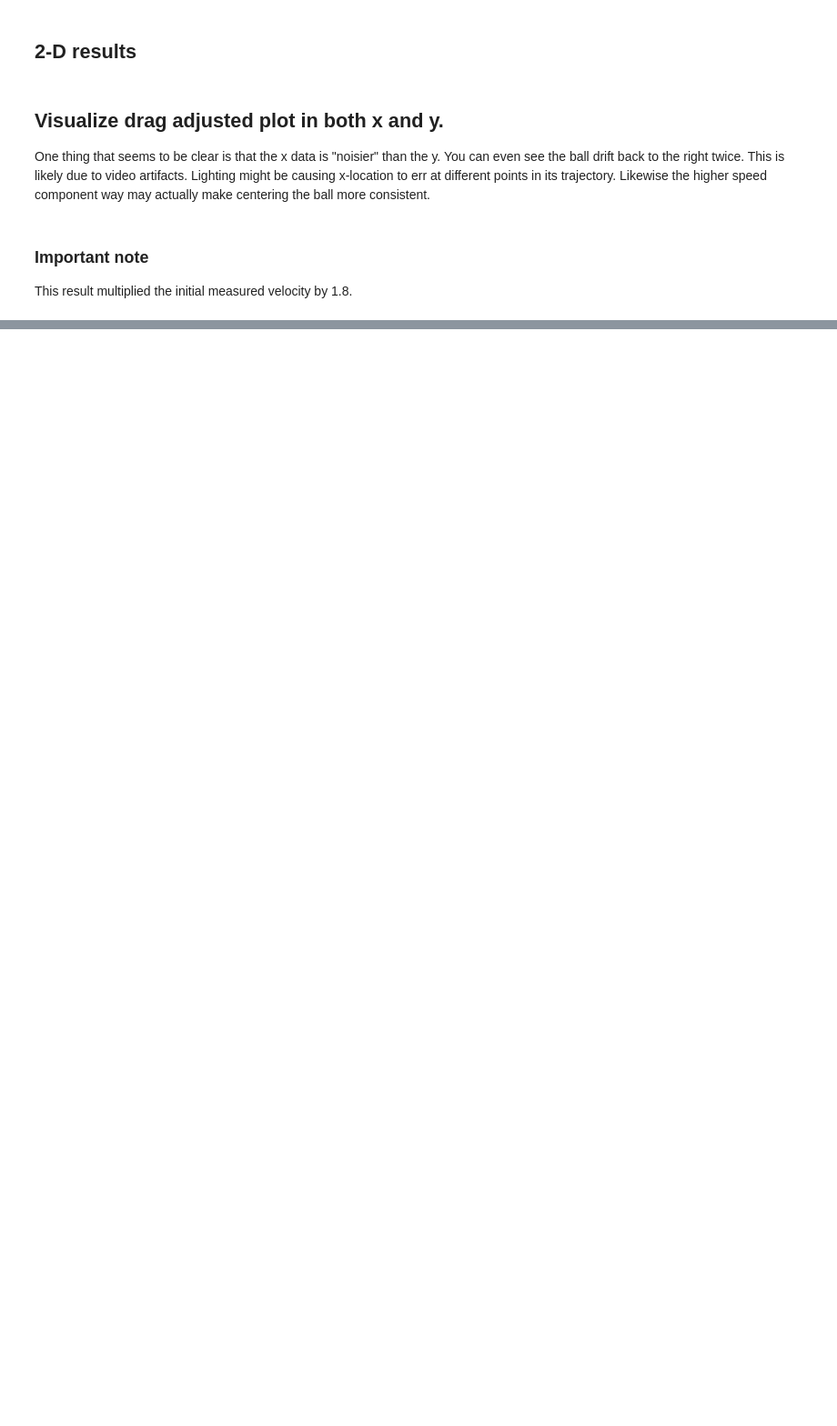
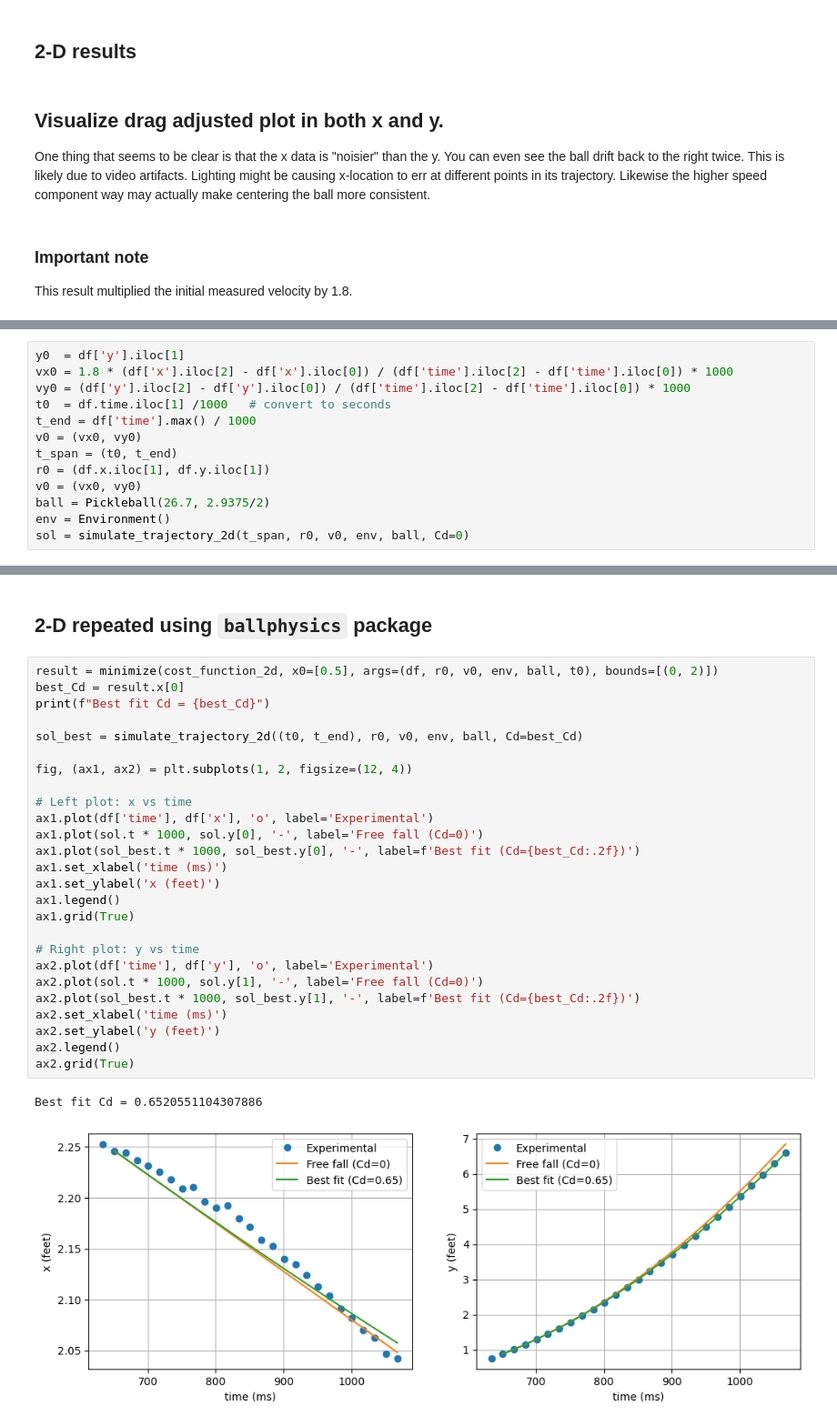
Before and after one commit to fm75/pickleball-data-analysis, a Jupyter notebook: notebooks/coeff-of-drag-compute.ipynb, the cells around one changed output, grey strips where cells are left out. Shown at 91% size. Drawn from its saved outputs; the diff is of its cells as text; blank space fills up the shorter version.

```diff
--- a/notebooks/coeff-of-drag-compute.ipynb
+++ b/notebooks/coeff-of-drag-compute.ipynb
@@ -801,0 +997,13 @@ This result multiplied the initial measured velocity by 1.8.
+# %%
+y0  = df['y'].iloc[1]
+vx0 = 1.8 * (df['x'].iloc[2] - df['x'].iloc[0]) / (df['time'].iloc[2] - df['time'].iloc[0]) * 1000
+vy0 = (df['y'].iloc[2] - df['y'].iloc[0]) / (df['time'].iloc[2] - df['time'].iloc[0]) * 1000
+t0  = df.time.iloc[1] /1000   # convert to seconds
+t_end = df['time'].max() / 1000
+v0 = (vx0, vy0)
+t_span = (t0, t_end)
+r0 = (df.x.iloc[1], df.y.iloc[1])
+v0 = (vx0, vy0)
+ball = Pickleball(26.7, 2.9375/2)
+env = Environment()
+sol = simulate_trajectory_2d(t_span, r0, v0, env, ball, Cd=0)
@@ -801,0 +1050,31 @@ This result multiplied the initial measured velocity by 1.8.
+# %% [markdown]
+## 2-D repeated using `ballphysics` package
+# %%
+result = minimize(cost_function_2d, x0=[0.5], args=(df, r0, v0, env, ball, t0), bounds=[(0, 2)])
+best_Cd = result.x[0]
+print(f"Best fit Cd = {best_Cd}")
+
+sol_best = simulate_trajectory_2d((t0, t_end), r0, v0, env, ball, Cd=best_Cd)
+
+fig, (ax1, ax2) = plt.subplots(1, 2, figsize=(12, 4))
+
+# Left plot: x vs time
+ax1.plot(df['time'], df['x'], 'o', label='Experimental')
+ax1.plot(sol.t * 1000, sol.y[0], '-', label='Free fall (Cd=0)')
+ax1.plot(sol_best.t * 1000, sol_best.y[0], '-', label=f'Best fit (Cd={best_Cd:.2f})')
+ax1.set_xlabel('time (ms)')
+ax1.set_ylabel('x (feet)')
+ax1.legend()
+ax1.grid(True)
+
+# Right plot: y vs time
+ax2.plot(df['time'], df['y'], 'o', label='Experimental')
+ax2.plot(sol.t * 1000, sol.y[1], '-', label='Free fall (Cd=0)')
+ax2.plot(sol_best.t * 1000, sol_best.y[1], '-', label=f'Best fit (Cd={best_Cd:.2f})')
+ax2.set_xlabel('time (ms)')
+ax2.set_ylabel('y (feet)')
+ax2.legend()
+ax2.grid(True)
+# %% [output]
+Best fit Cd = 0.6520551104307886
+[figure, added]
```
Also changed, not shown: parts of 37 cells of this notebook, 3 other files.
